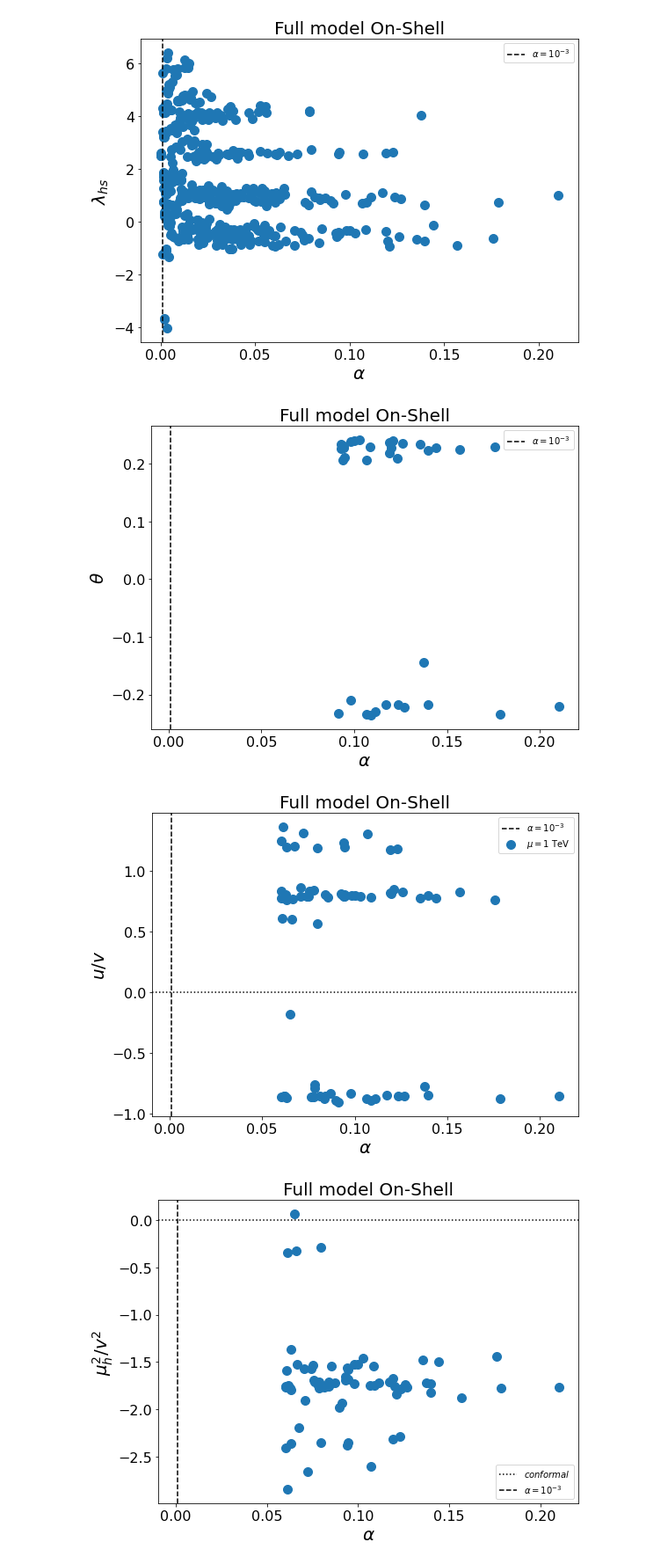
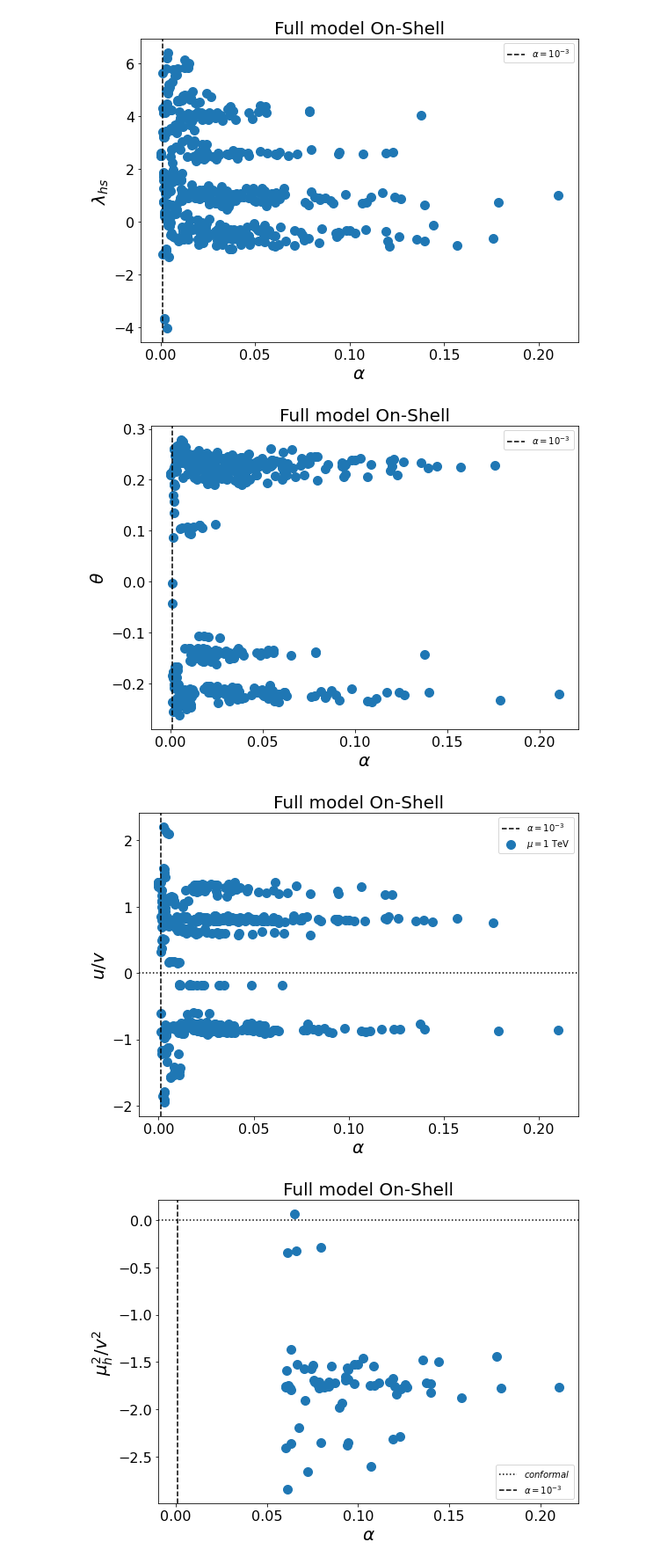
Before and after one commit to PB-316/Z_2breaking-PT-BAU, a Jupyter notebook: Effective_potential_Onshell.ipynb, the cells around one changed output. Shown: that part at 88% size. Drawn from its saved outputs; the diff is of its cells as text; code cells hidden in the pictures.

```diff
--- a/Effective_potential_Onshell.ipynb
+++ b/Effective_potential_Onshell.ipynb
@@ -544,7 +535,7 @@ plt.show()
 [figure]
 # %%
 df=pd.read_csv("./SCANS/On_Shell_STRONG.csv",index_col=[0])
-df=df[df["alpha_max"]>9*1e-2]
+#df=df[df["alpha_max"]>9*1e-2]
 
 figure = plt.gcf()
 figure.set_size_inches(8, 6)
@@ -563,30 +554,30 @@ plt.yticks(fontsize=thick_size)
 plt.tight_layout()
 plt.show()
 # %% [output]
-[figure, old version]
+[figure, new version]
 # %%
 df=pd.read_csv("./SCANS/On_Shell_STRONG.csv",index_col=[0])
-df=df[df["alpha_max"]>6*1e-2]
+#df=df[df["alpha_max"]>6*1e-2]
 
 figure = plt.gcf()
 figure.set_size_inches(8, 6)
 thick_size=16
 label_size=20
 plt.scatter(df.alpha_max,df.u/v,label="$\\mu= 1$ TeV",s=100)
 plt.axvline(x=0.001,linestyle="--",color="k",label="$\\alpha=10^{-3}$")
 plt.axhline(y=0,linestyle=":",color="k")
 #plt.xlim(50,300)
 plt.xlabel("$\\alpha$",size=label_size)
 plt.ylabel("$u/v$",size=label_size)
 plt.title("Full model On-Shell",size=label_size)
 plt.legend()
 plt.locator_params(axis='x', nbins=5)
 plt.xticks(fontsize=thick_size)
 plt.yticks(fontsize=thick_size)
 plt.tight_layout()
 plt.show()
 # %% [output]
-[figure, old version]
+[figure, new version]
 # %%
 df=pd.read_csv("./SCANS/On_Shell_STRONG.csv",index_col=[0])
 df=df[df["alpha_max"]>6*1e-2]
```
Also changed, not shown: parts of 2 cells of this notebook, 1 other file.
